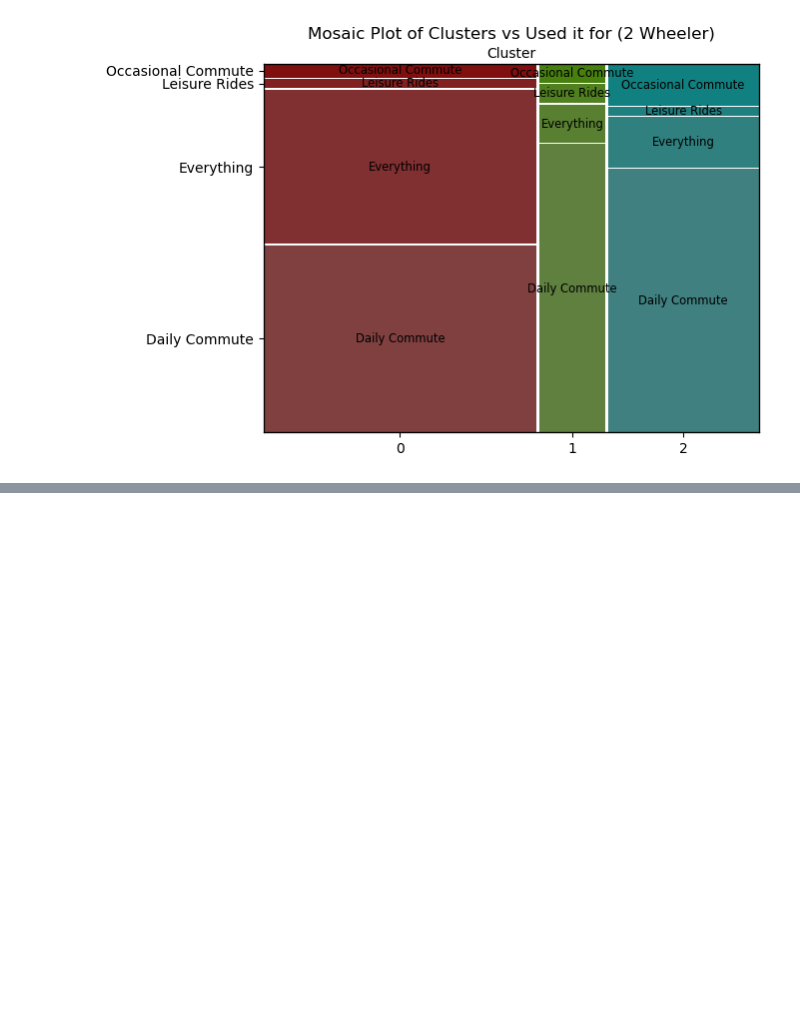
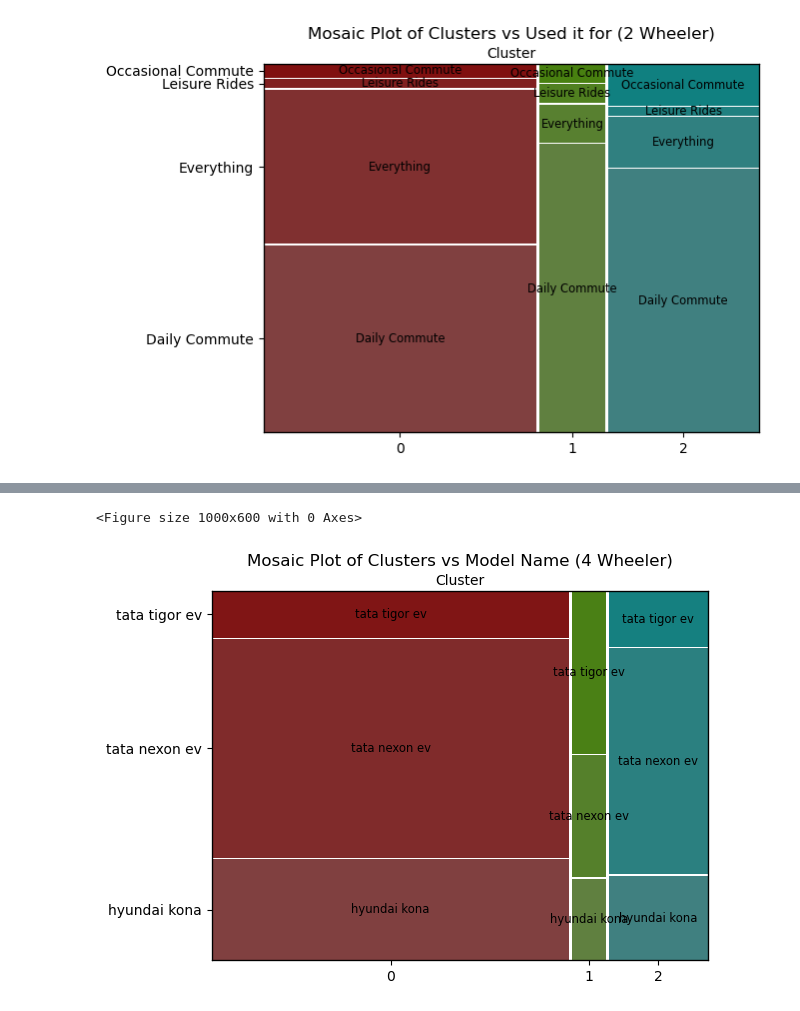
Before and after one commit to mchirag22/Indian_EV_Market_Segmentation, a Jupyter notebook: Market_Segmentation.ipynb, the cells around one changed output, grey strips where cells are left out. Cells and saved outputs as stored; diff of their text form; code cells hidden in the pictures; blank space fills up the shorter version.

```diff
--- a/Market_Segmentation.ipynb
+++ b/Market_Segmentation.ipynb
@@ -713,11 +727,11 @@ plt.show()
 # %%
 # Standardizing the data
 scaler = StandardScaler()
-MD_x_scaled = scaler.fit_transform(df_4w_comp)
+df_scaled_4w = scaler.fit_transform(df_4w_comp)
 
 # Perform PCA
 pca = PCA()
-pca_result = pca.fit_transform(MD_x_scaled)
+pca_result = pca.fit_transform(df_scaled_4w)
 
 # Invert components for visualization consistency
 pca.components_[0] *= -1
@@ -726,7 +740,7 @@ pca_result *= -1
 
 # Perform KMeans clustering
 kmeans = KMeans(n_clusters=3, random_state=42)
-df_4w['cluster'] = kmeans.fit_predict(MD_x_scaled)
+df_4w['cluster'] = kmeans.fit_predict(df_scaled_4w)
 
 # Create a scatter plot
 plt.figure(figsize=(10, 8))
@@ -796,0 +837,19 @@ plt.show()
+# %%
+# Create a contingency table for clusters and Gender
+df = df_4w
+contingency_table_gender = pd.crosstab(df['cluster'], df['model_name'])
+
+# Create a labelizer function
+def labelizer(x):
+    return x[1]  # Only return the second part of the tuple
+
+# Create a mosaic plot
+plt.figure(figsize=(10, 6))
+mosaic(contingency_table_gender.stack(), title='Mosaic Plot of Clusters vs Model Name (4 Wheeler)',
+       axes_label=['Cluster'], labelizer=labelizer)
+
+plt.xlabel('Cluster')
+plt.show()
+# %% [output]
+<Figure size 1000x600 with 0 Axes>
+[figure, added]
```
Also changed, not shown: parts of 29 cells of this notebook.
